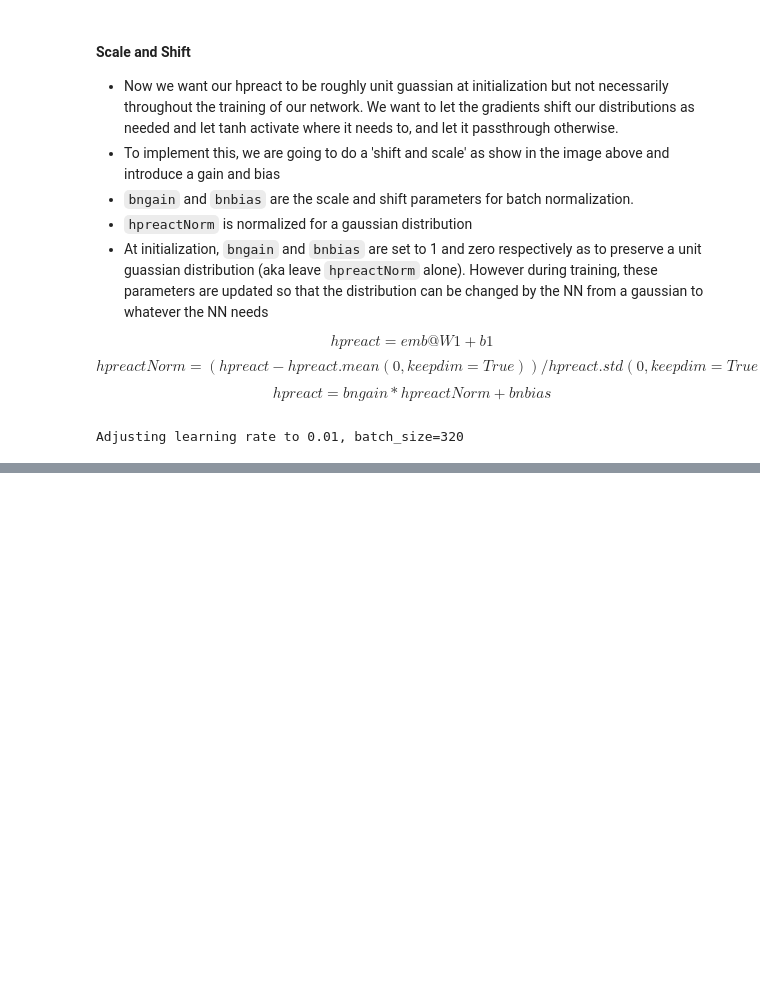
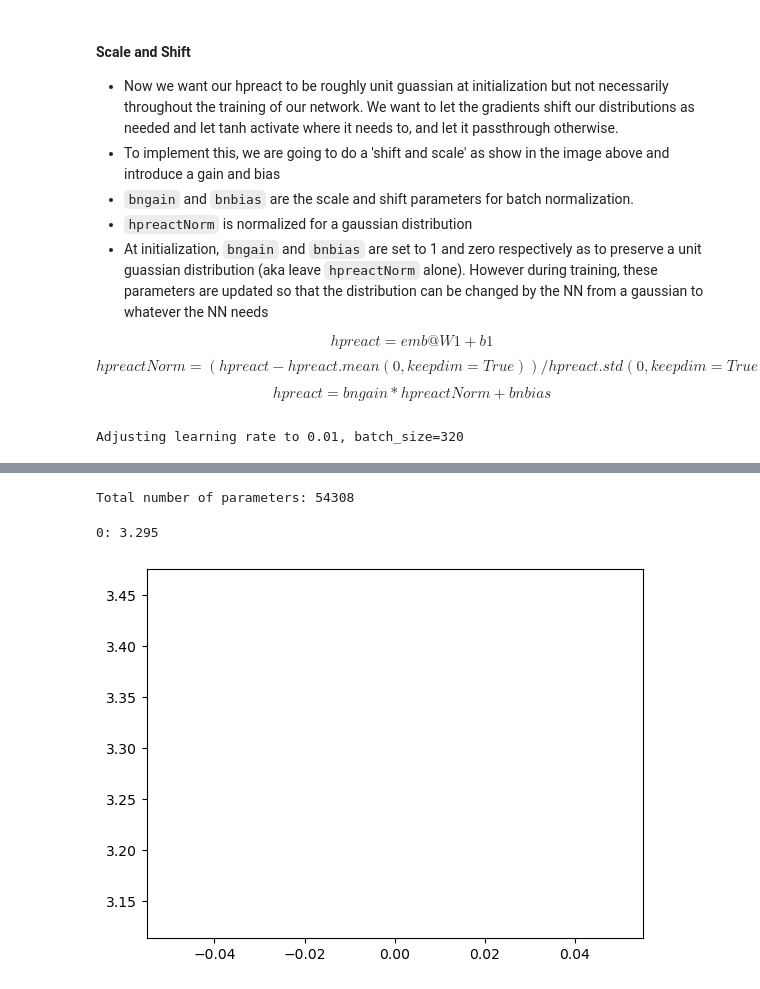
Before and after one commit to osamja/zero-to-hero, a Jupyter notebook: lecture_4_activation_gradients.ipynb, the cells around one changed output, grey strips where cells are left out. Cells and saved outputs as stored; diff of their text form; code cells hidden in the pictures; blank space fills up the shorter version.

```diff
--- a/lecture_4_activation_gradients.ipynb
+++ b/lecture_4_activation_gradients.ipynb
@@ -678,0 +727,80 @@ NameError: name 'train' is not defined
+# %%
+K = 3                                           # character embedding size
+block_size = 3                                  # context size
+neurons = 100
+vocab_size = 27
+layer_size = K * block_size
+C = torch.randn((vocab_size, K))
+
+layers = [
+    Linear(layer_size, neurons),                Tanh(),
+    Linear(neurons, neurons),                   Tanh(),
+    Linear(neurons, neurons),                   Tanh(),
+    Linear(neurons, neurons),                   Tanh(),
+    Linear(neurons, neurons),                   Tanh(),
+    Linear(neurons, neurons),                   Tanh(),
+    Linear(neurons, vocab_size)
+]
+
+with torch.no_grad():
+    # make last layer less sensitive to the initial weights
+    layers[-1].weight *= 0.01
+    # for all other layers apply gain and scale to counteract the squashing effect of tanh
+    for layer in layers[:-1]:
+        if isinstance(layer, Linear):
+            layer.weight *= 5/3
+
+parameters = [C] + [p for layer in layers for p in layer.parameters()]
+print("Total number of parameters:", sum(p.numel() for p in parameters))
+for p in parameters:
+    p.requires_grad = True
+# %% [output]
+Total number of parameters: 54308
+# %%
+# gradient descent
+epochs = 1000
+batch_size = 32
+loss_counts = []
+lr = 0.1
+
+for i in range(epochs):
+    # get the batch
+    ix = torch.randint(0, x_train.shape[0], (batch_size,))
+    X = x_train[ix]
+    Y = y_train[ix]
+
+    # forward pass
+    emb = C[X]
+    x = emb.view(emb.shape[0], -1)
+    for layer in layers:
+        x = layer(x)        # move the input through each layer in the network
+    # calculate the loss
+    loss = F.cross_entropy(x, Y)
+    loss_counts.append(loss.item())
+
+    # backward pass
+    for layer in layers:
+        layer.out.retain_grad()
+
+    loss.backward()
+
+    # update the parameters
+    with torch.no_grad():
+        if i == int(epochs * 0.75):     # reduce the learning rate after 75% of the epochs
+            lr = 0.01
+
+        for p in parameters:
+            p -= p.grad * lr
+            p.grad.zero_()
+
+    if i % 100 == 0:
+        print(f"{i}: {loss.item():.3f}")
+
+    break
+
+# plot the loss
+plt.plot(loss_counts)
+plt.show()
+# %% [output]
+0: 3.295
+[figure, added]
```
Also changed, not shown: parts of 58 cells of this notebook, 1 other file.
